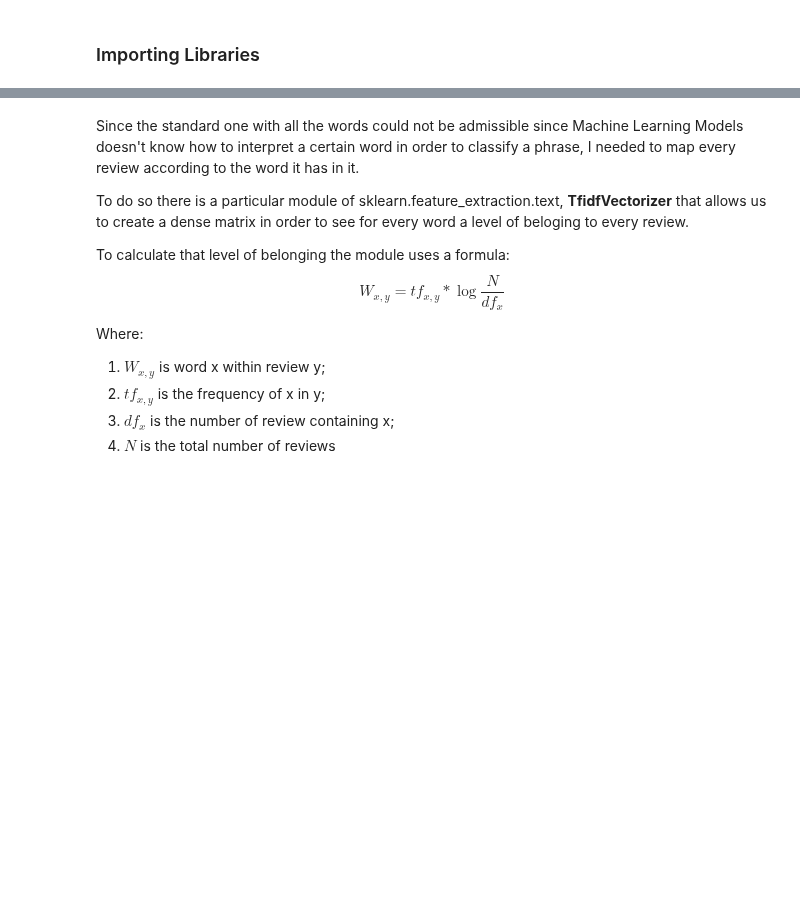
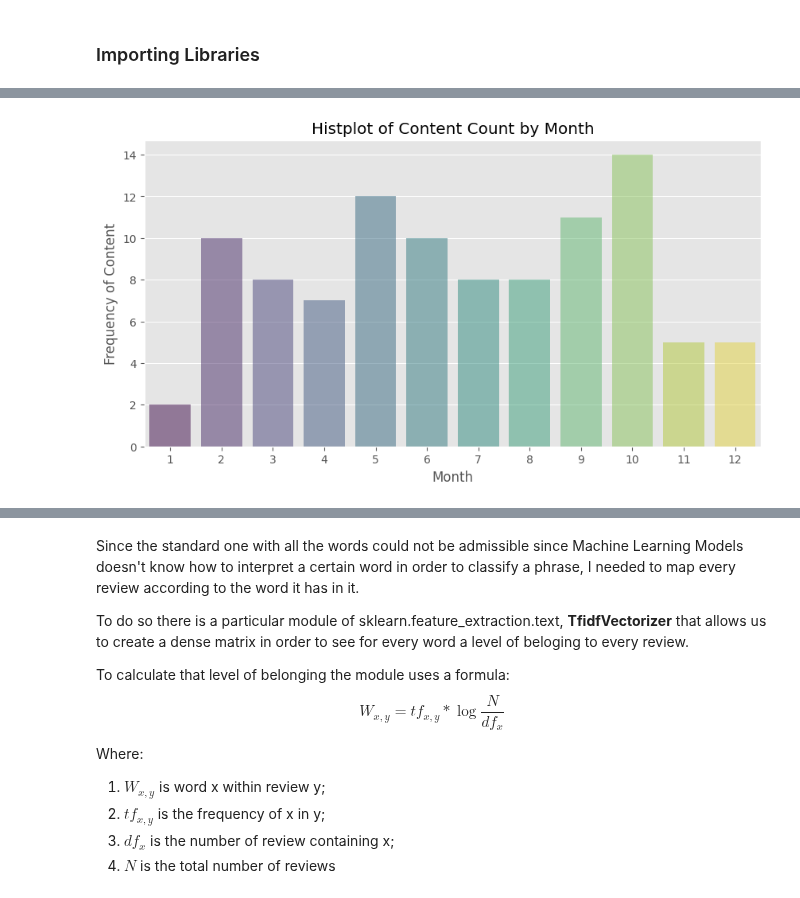
Before and after one commit to riccardo-borgo/Sentiment-Analysis-Amazon, a Jupyter notebook: sentiment_analysis.ipynb, the cells around one changed output, grey strips where cells are left out. Cells and saved outputs as stored; diff of their text form; code cells hidden in the pictures; blank space fills up the shorter version.

```diff
--- a/sentiment_analysis.ipynb
+++ b/sentiment_analysis.ipynb
@@ -240,0 +158,14 @@ df.sample(10)
+# %%
+month_group = pd.DataFrame(df.groupby('Month')['Content'].count().reset_index(name='Count'))
+plt.figure(figsize=(10, 5))
+sns.barplot(data=month_group, x='Month', y='Count', palette='viridis', legend=False, hue='Month', alpha=0.5)
+
+# Add labels and title
+plt.xlabel('Month')
+plt.ylabel('Frequency of Content')
+plt.title('Histplot of Content Count by Month')
+
+# Show the plot
+plt.show()
+# %% [output]
+[figure, added]
```
Also changed, not shown: parts of 60 cells of this notebook, 3 other files.
